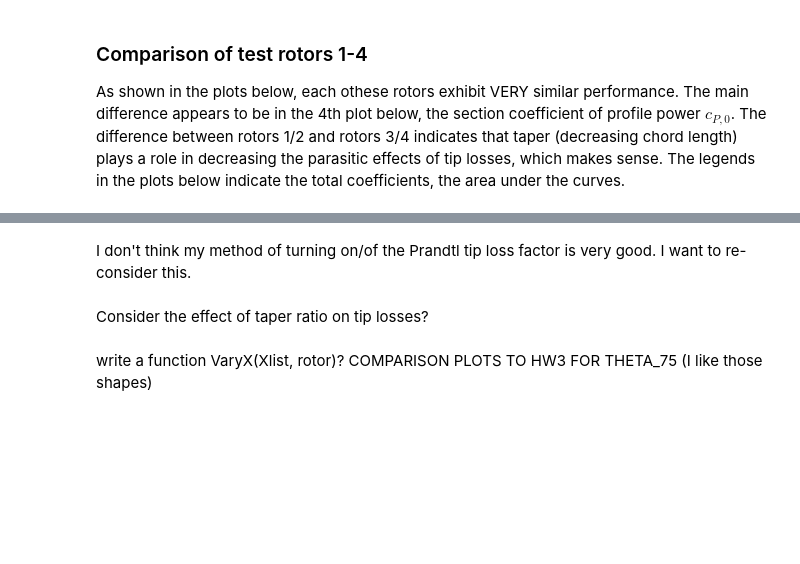
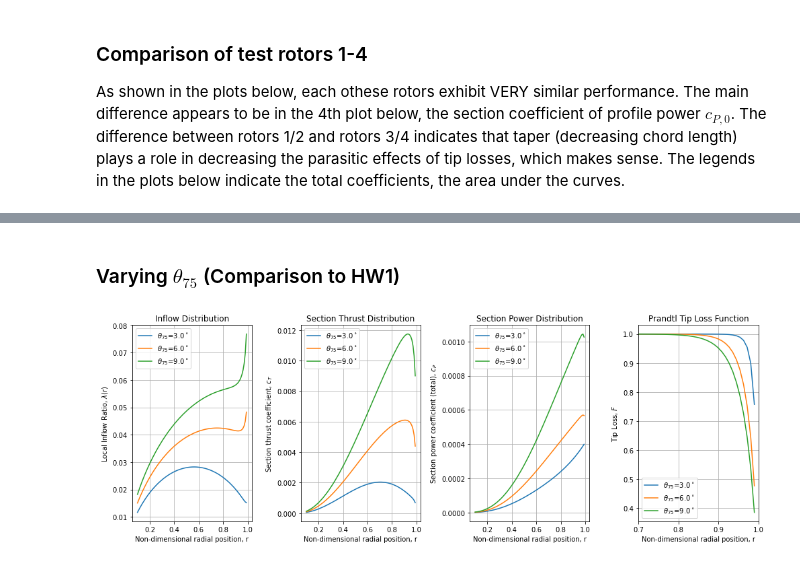
Before and after one commit to nruhl25/HoveringVehicleDesign, a Jupyter notebook: proj1/proj1_report.ipynb, the cells around one changed output, grey strips where cells are left out. Cells and saved outputs as stored; diff of their text form; code cells hidden in the pictures; blank space fills up the shorter version.

```diff
--- a/proj1/proj1_report.ipynb
+++ b/proj1/proj1_report.ipynb
@@ -294,6 +297,0 @@ plt.legend()
-# %% [markdown]
-I don't think my method of turning on/of the Prandtl tip loss factor is very good. I want to re-consider this.
-# %% [markdown]
-Consider the effect of taper ratio on tip losses?
-# %% [markdown]
-write a function VaryX(Xlist, rotor)? COMPARISON PLOTS TO HW3 FOR THETA_75 (I like those shapes)
@@ -306,0 +301,9 @@ def vary_property(rotor, prop, prop_list):
+# %% [markdown]
+### Varying $\theta_{75}$ (Comparison to HW1)
+# %%
+rotor = Rotor2()
+theta75_list = np.deg2rad(np.array([3, 6, 9]))
+theta75_labels = [fr"$\theta_{{75}}$={np.rad2deg(theta75_list[0]):.1f}$^\circ$", fr"$\theta_{{75}}$={np.rad2deg(theta75_list[1]):.1f}$^\circ$", fr"$\theta_{{75}}$={np.rad2deg(theta75_list[2]):.1f}$^\circ$"]
+plotter.vary_propertyX_plot_profiles(rotor, 'theta_75', theta75_list, theta75_labels)
+# %% [output]
+[figure, added]
```
Also changed, not shown: parts of 19 cells of this notebook, 4 other files.
